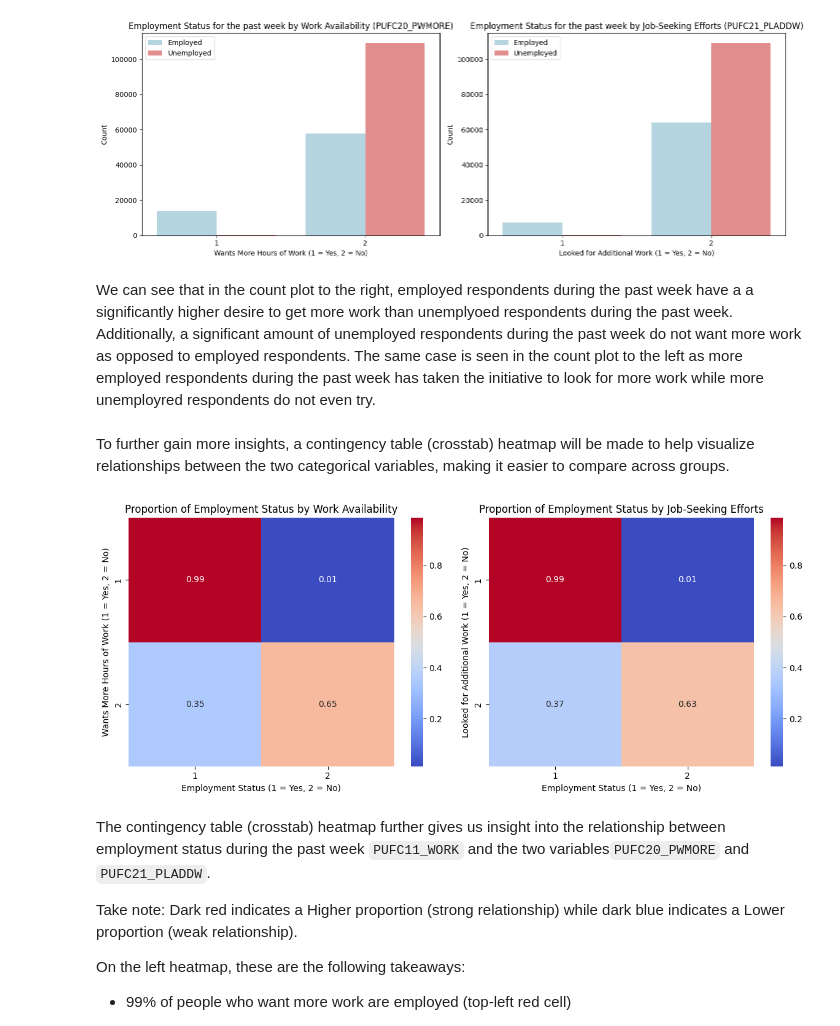
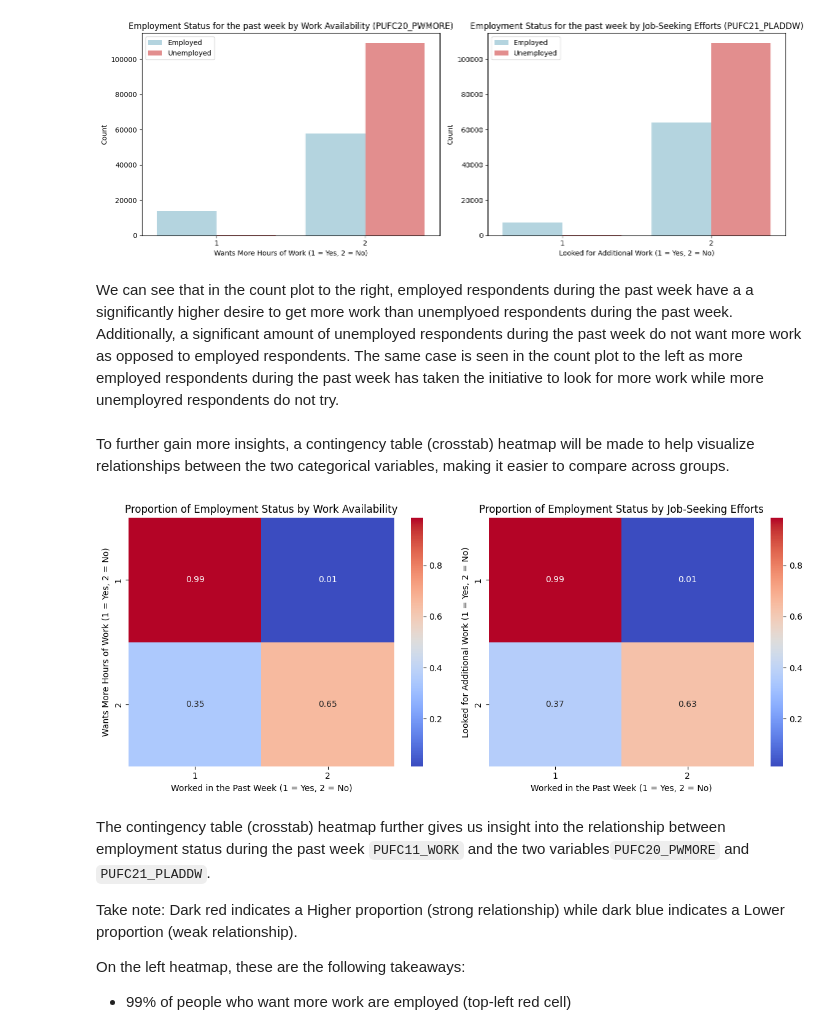
Before and after one commit to MatthewHeinz/STINTSY_MCO1, a Jupyter notebook: MCO1.ipynb, the cells around one changed output. Drawn from its saved outputs; the diff is of its cells as text; code cells hidden in the pictures.

Commit message:
revisted feature descriptions + edited eda visualizations and descriptions

```diff
--- a/MCO1.ipynb
+++ b/MCO1.ipynb
@@ -463,29 +464,29 @@ plt.show()
 # %% [output]
 [figure]
 # %% [markdown]
- We can see that in the count plot to the right, employed respondents during the past week have a a significantly higher desire to get more work than unemplyoed respondents during the past week. Additionally, a significant amount of unemployed respondents during the past week do not want more work as opposed to employed respondents. The same case is seen in the count plot to the left as more employed respondents during the past week has taken the initiative to look for more work while more unemployred respondents do not even try.
+ We can see that in the count plot to the right, employed respondents during the past week have a a significantly higher desire to get more work than unemplyoed respondents during the past week. Additionally, a significant amount of unemployed respondents during the past week do not want more work as opposed to employed respondents. The same case is seen in the count plot to the left as more employed respondents during the past week has taken the initiative to look for more work while more unemployred respondents do not try.
 # %% [markdown]
 To further gain more insights, a contingency table (crosstab) heatmap will be made to help visualize relationships between the two categorical variables, making it easier to compare across groups.
 # %%
 crosstab_pwmore = pd.crosstab(cleaned_selected_df["PUFC20_PWMORE"], cleaned_selected_df["PUFC11_WORK"], normalize="index")
 crosstab_pladdw = pd.crosstab(cleaned_selected_df["PUFC21_PLADDW"], cleaned_selected_df["PUFC11_WORK"], normalize="index")
 
 fig, axes = plt.subplots(1, 2, figsize=(12, 5))
 
 sns.heatmap(crosstab_pwmore, annot=True, cmap="coolwarm", fmt=".2f", ax=axes[0])
 axes[0].set_title("Proportion of Employment Status by Work Availability")
-axes[0].set_xlabel("Employment Status (1 = Yes, 2 = No)")
+axes[0].set_xlabel("Worked in the Past Week (1 = Yes, 2 = No)")
 axes[0].set_ylabel("Wants More Hours of Work (1 = Yes, 2 = No)")
 
 sns.heatmap(crosstab_pladdw, annot=True, cmap="coolwarm", fmt=".2f", ax=axes[1])
 axes[1].set_title("Proportion of Employment Status by Job-Seeking Efforts")
-axes[1].set_xlabel("Employment Status (1 = Yes, 2 = No)")
+axes[1].set_xlabel("Worked in the Past Week (1 = Yes, 2 = No)")
 axes[1].set_ylabel("Looked for Additional Work (1 = Yes, 2 = No)")
 
 plt.tight_layout()
 plt.show()
 # %% [output]
-[figure, old version]
+[figure, new version]
 # %% [markdown]
 The contingency table (crosstab) heatmap further gives us insight into the relationship between employment status during the past week `PUFC11_WORK` and the two variables`PUFC20_PWMORE` and `PUFC21_PLADDW`.
 
```
Also changed, not shown: parts of 10 cells of this notebook.
